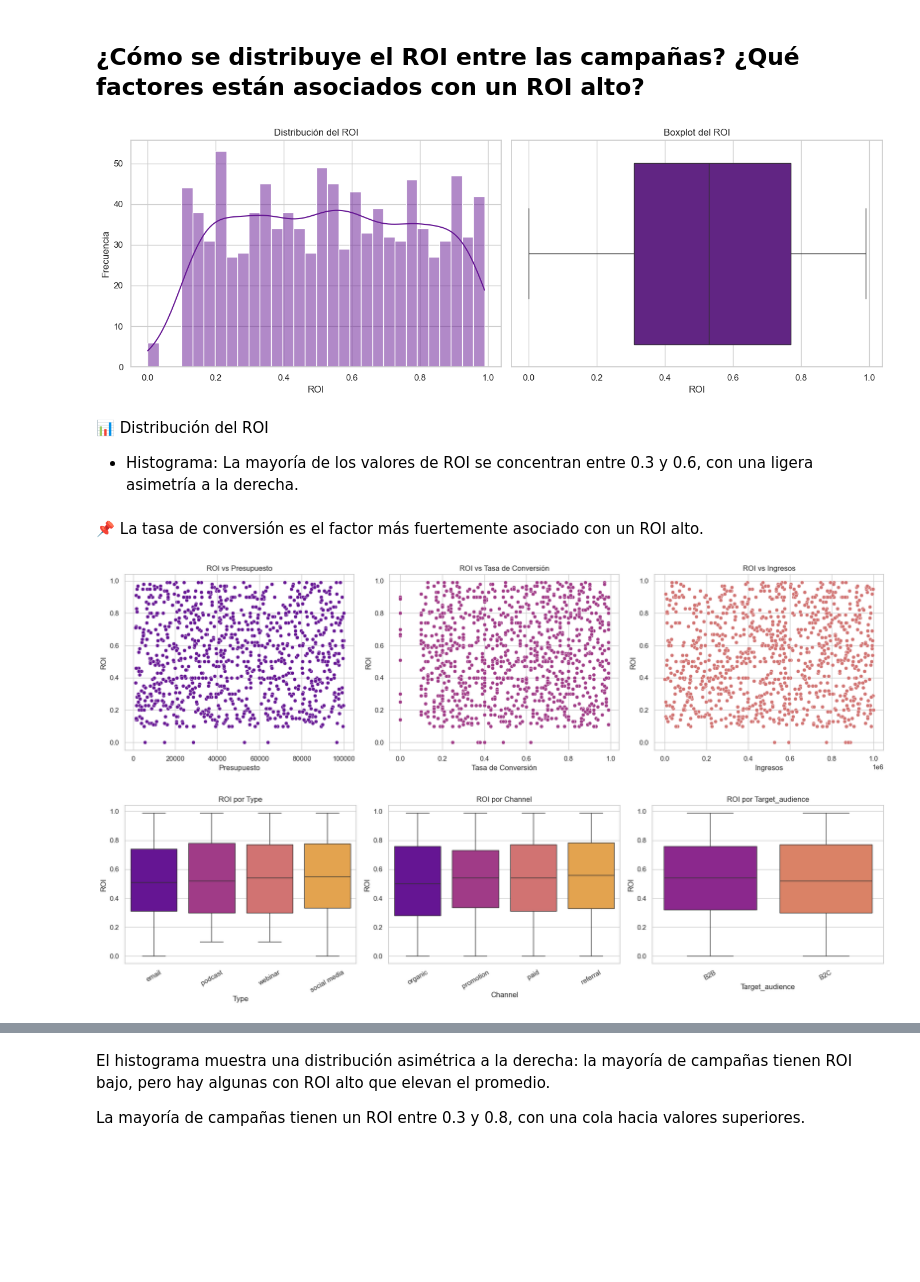
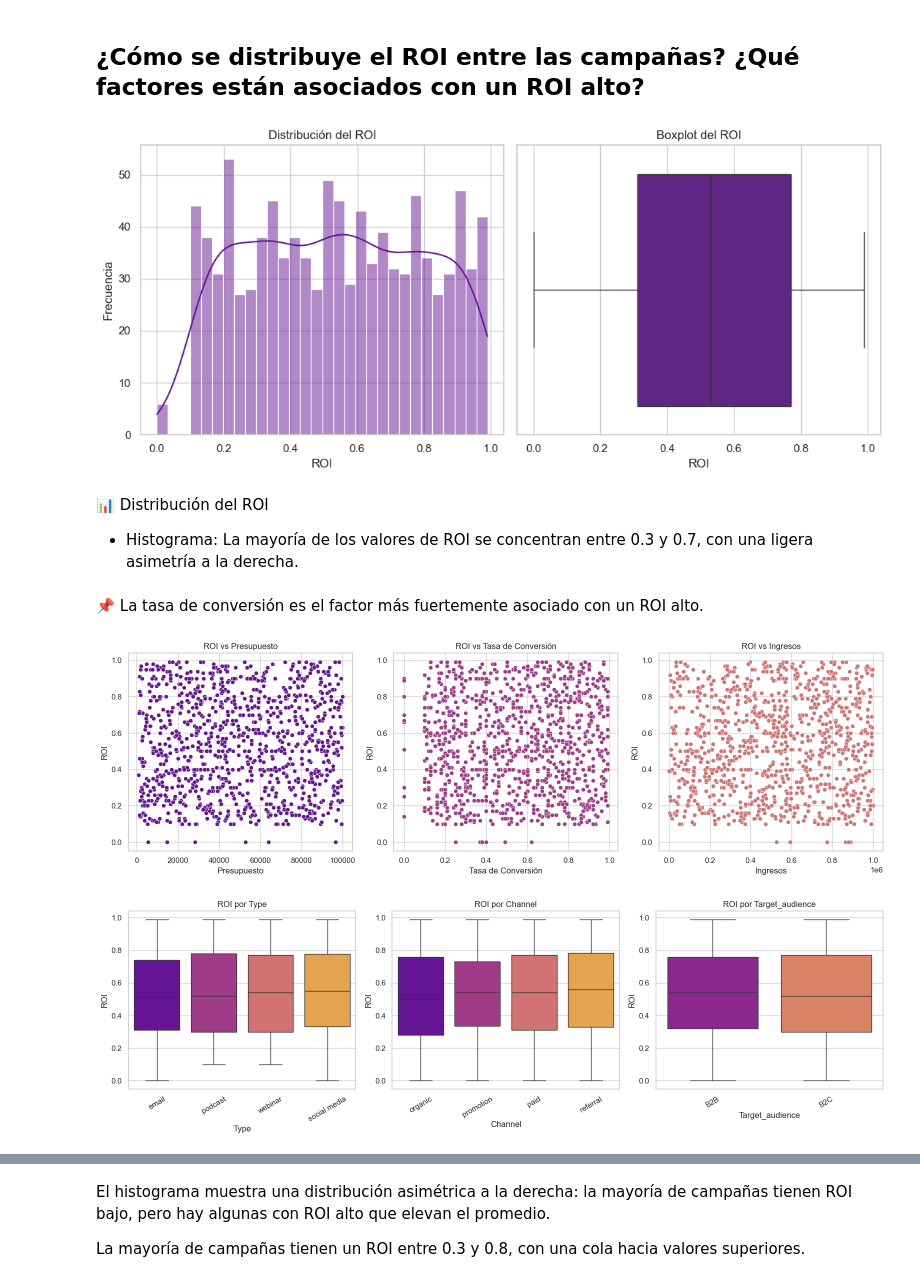
Before and after one commit to PabloBdL/Marketing, a Jupyter notebook: notebooks/02_data_analysis.ipynb, the cells around one changed output, grey strips where cells are left out. Cells and saved outputs as stored; diff of their text form; code cells hidden in the pictures; blank space fills up the shorter version.

```diff
--- a/notebooks/02_data_analysis.ipynb
+++ b/notebooks/02_data_analysis.ipynb
@@ -201,34 +201,34 @@ El gráfico de dispersión muestra que:
 ## ¿Cómo se distribuye el ROI entre las campañas? ¿Qué factores están asociados con un ROI alto?
 # %%
 # Distribución del ROI
-plt.figure(figsize=(14, 5))
+plt.figure(figsize=(11, 5))
 
 # Histograma
 plt.subplot(1, 2, 1)
 sns.histplot(df['roi'], bins=30, kde=True, color=graph_color[0])
 plt.title('Distribución del ROI')
 plt.xlabel('ROI')
 plt.ylabel('Frecuencia')
 
 # Boxplot
 plt.subplot(1, 2, 2)
 sns.boxplot(x=df['roi'], color=graph_color[0])
 plt.title('Boxplot del ROI')
 plt.xlabel('ROI')
 
 plt.tight_layout()
 plt.savefig("../img/ROI_distribution_2.jpg")
 plt.show()
 # %% [output]
-[figure, old version]
+[figure, new version]
 # %% [markdown]
 📊 Distribución del ROI
-* Histograma: La mayoría de los valores de ROI se concentran entre 0.3 y 0.6, con una ligera asimetría a la derecha.
+* Histograma: La mayoría de los valores de ROI se concentran entre 0.3 y 0.7, con una ligera asimetría a la derecha.
 # %% [markdown]
 📌 La tasa de conversión es el factor más fuertemente asociado con un ROI alto.
 # %%
 # Dispersión: ROI vs otras métricas
-fig, axes = plt.subplots(1, 3, figsize=(18, 5))
+fig, axes = plt.subplots(1, 3, figsize=(16, 5))
 
 sns.scatterplot(data=df, x='budget', y='roi', ax=axes[0], color=graph_color[0])
 axes[0].set_title('ROI vs Presupuesto')
@@ -249,11 +249,11 @@ plt.tight_layout()
 plt.savefig("../img/ROI_segmentation.jpg")
 plt.show()
 # %% [output]
-[figure, old version]
+[figure, new version]
 # %%
 # Boxplots de ROI por variables categóricas
 categorical_features = ['type', 'channel', 'target_audience']
-plt.figure(figsize=(18, 5))
+plt.figure(figsize=(16, 5))
 
 for i, feature in enumerate(categorical_features):
     plt.subplot(1, 3, i+1)
@@ -267,6 +267,6 @@ plt.tight_layout()
 plt.savefig("../img/ROI_distribution_3.jpg")
 plt.show()
 # %% [output]
-[figure, old version]
+[figure, new version]
 # %%
 # Histograma del ROI
```
Also changed, not shown: parts of 28 cells of this notebook, 23 other files.
